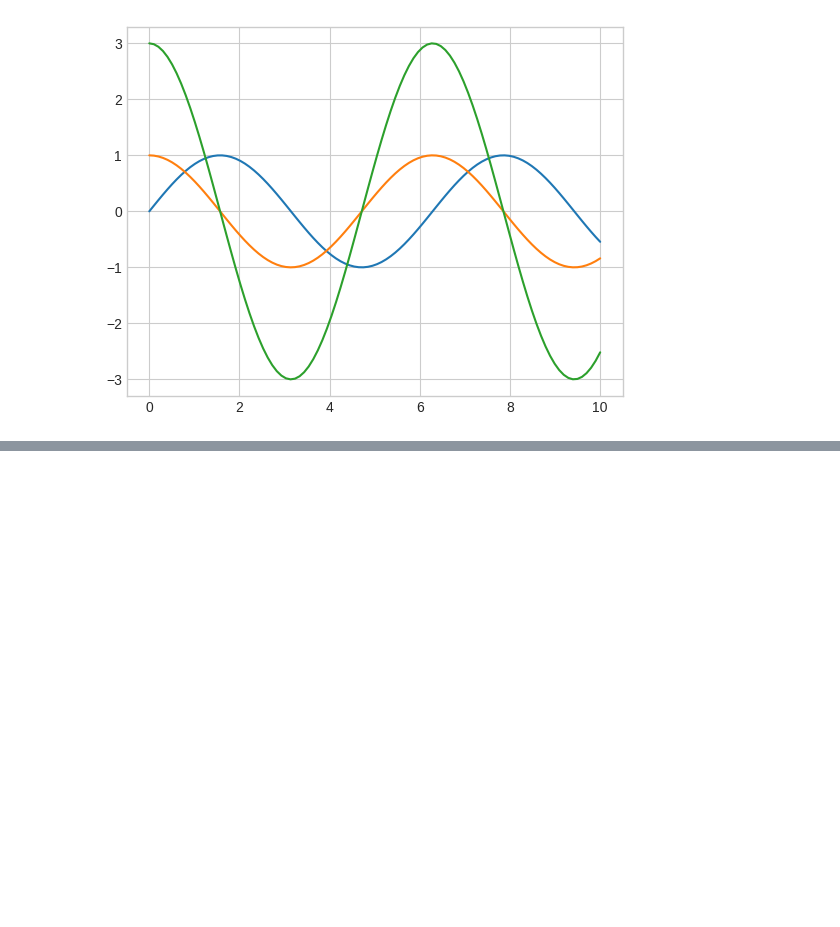
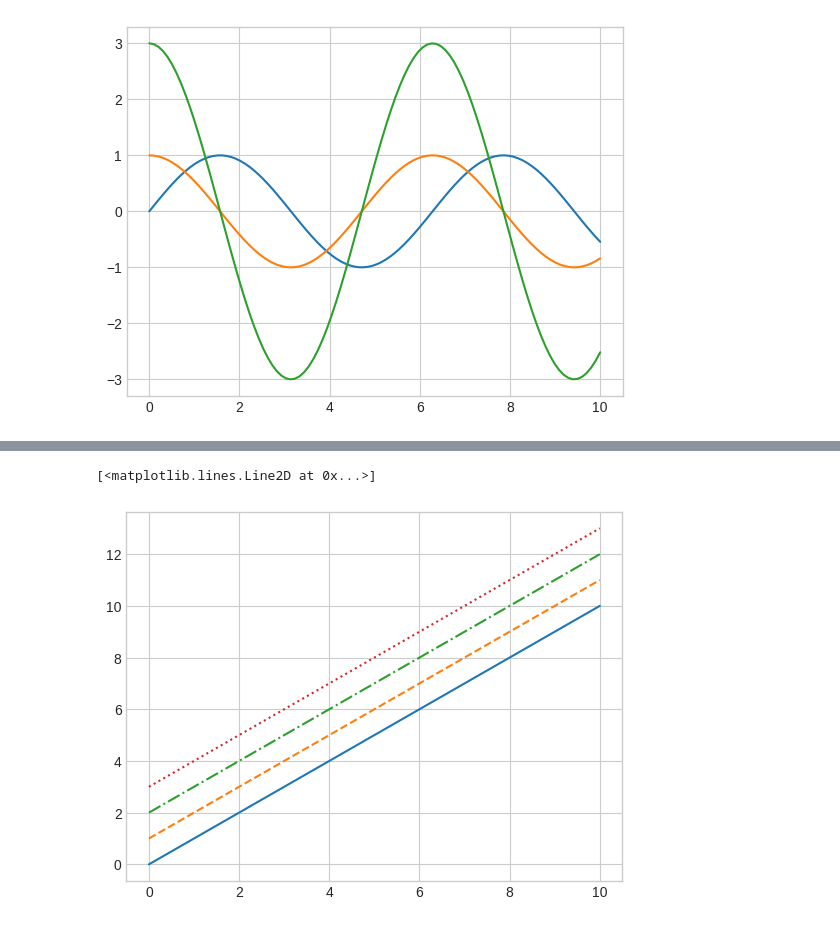
Before and after one commit to rdzjr1997/Handbook_Python_DS, a Jupyter notebook: Matplotlib_Code.ipynb, the cells around one changed output, grey strips where cells are left out. Drawn from its saved outputs; the diff is of its cells as text; code cells hidden in the pictures; blank space fills up the shorter version.

```diff
--- a/Matplotlib_Code.ipynb
+++ b/Matplotlib_Code.ipynb
@@ -84,0 +106,17 @@ ax.plot(x,3*np.cos(x))
+# %%
+# Line Style
+
+plt.style.use('seaborn-whitegrid')
+
+fig = plt.figure()
+ax = plt.axes()
+
+x = np.linspace(0,10,100)
+
+plt.plot(x, x + 0, linestyle='-')  # solid
+plt.plot(x, x + 1, linestyle='--') # dashed
+plt.plot(x, x + 2, linestyle='-.') # dashdot
+plt.plot(x, x + 3, linestyle=':')  # dotted
+# %% [output]
+[<matplotlib.lines.Line2D at 0x...>]
+[figure, added]
```
Also changed, not shown: parts of 5 cells of this notebook.
